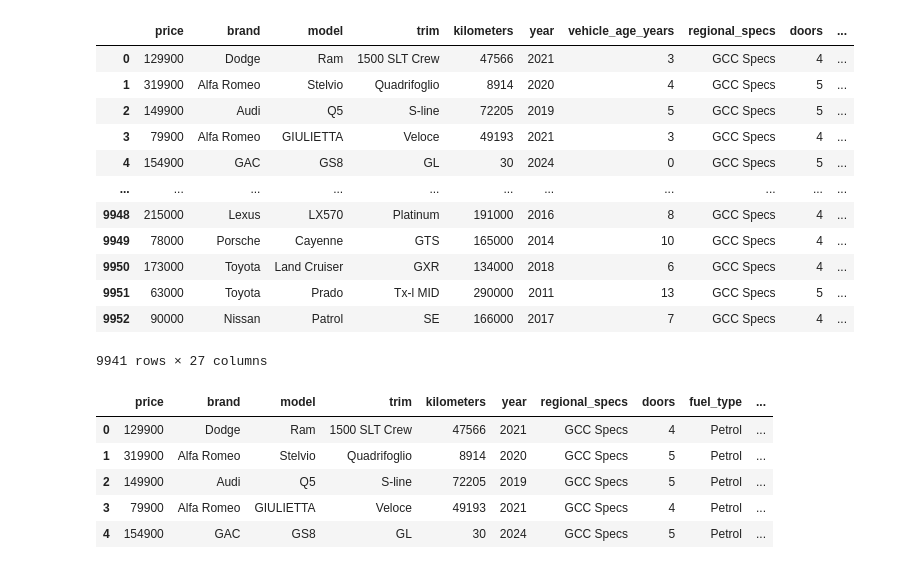
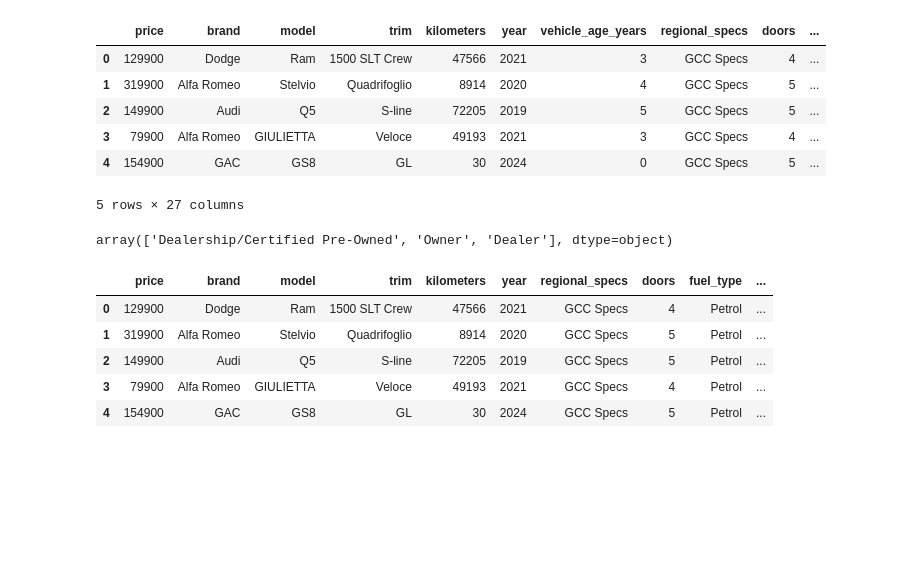
Before and after one commit to Hijas17/Car-Sales-Prediciton, a Jupyter notebook: prediction.ipynb, the cells around one changed output. Drawn from its saved outputs; the diff is of its cells as text; code cells hidden in the pictures; blank space fills up the shorter version.

```diff
--- a/prediction.ipynb
+++ b/prediction.ipynb
@@ -36,21 +36,19 @@ df = pd.read_csv(file_path,index_col=None)
 # print(df['trim'].value_counts())
 # %%
 df=df.dropna(subset=['trim'])
-df
+df.head()
 # %% [output]
 |  | price | brand | model | trim | kilometers | year | vehicle_age_years | regional_specs | doors | ... |
 | 0 | 129900 | Dodge | Ram | 1500 SLT Crew | 47566 | 2021 | 3 | GCC Specs | 4 | ... |
 | 1 | 319900 | Alfa Romeo | Stelvio | Quadrifoglio | 8914 | 2020 | 4 | GCC Specs | 5 | ... |
 | 2 | 149900 | Audi | Q5 | S-line | 72205 | 2019 | 5 | GCC Specs | 5 | ... |
 | 3 | 79900 | Alfa Romeo | GIULIETTA | Veloce | 49193 | 2021 | 3 | GCC Specs | 4 | ... |
 | 4 | 154900 | GAC | GS8 | GL | 30 | 2024 | 0 | GCC Specs | 5 | ... |
-| ... | ... | ... | ... | ... | ... | ... | ... | ... | ... | ... |
-| 9948 | 215000 | Lexus | LX570 | Platinum | 191000 | 2016 | 8 | GCC Specs | 4 | ... |
-| 9949 | 78000 | Porsche | Cayenne | GTS | 165000 | 2014 | 10 | GCC Specs | 4 | ... |
-| 9950 | 173000 | Toyota | Land Cruiser | GXR | 134000 | 2018 | 6 | GCC Specs | 4 | ... |
-| 9951 | 63000 | Toyota | Prado | Tx-l MID | 290000 | 2011 | 13 | GCC Specs | 5 | ... |
-| 9952 | 90000 | Nissan | Patrol | SE | 166000 | 2017 | 7 | GCC Specs | 4 | ... |
-9941 rows × 27 columns
+5 rows × 27 columns
+# %%
+df['seller_type'].unique()
+# %% [output]
+array(['Dealership/Certified Pre-Owned', 'Owner', 'Dealer'], dtype=object)
 # %%
 # regional_specs,body_type,fuel_type,transmission_type,horsepower,warranty,seller_type,engine_capacity_cc
 
```
Also changed, not shown: 3 other files.
